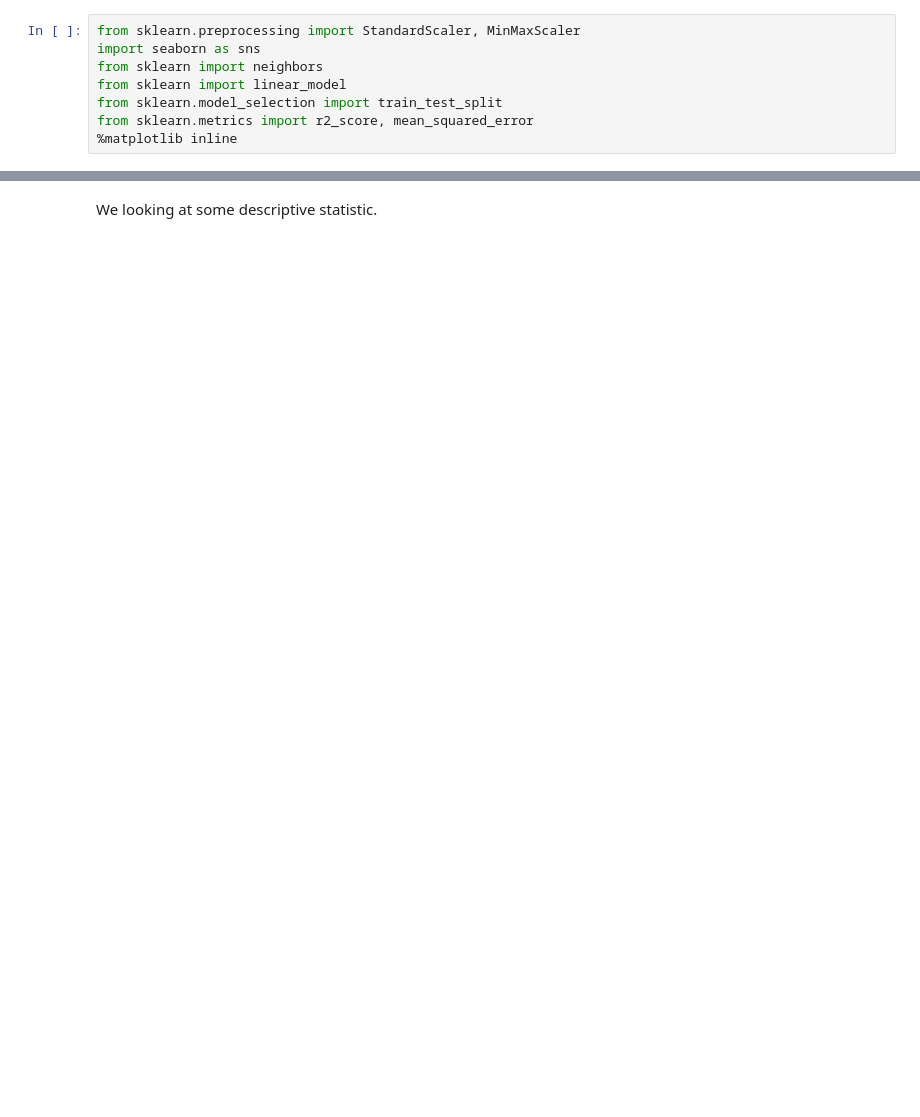
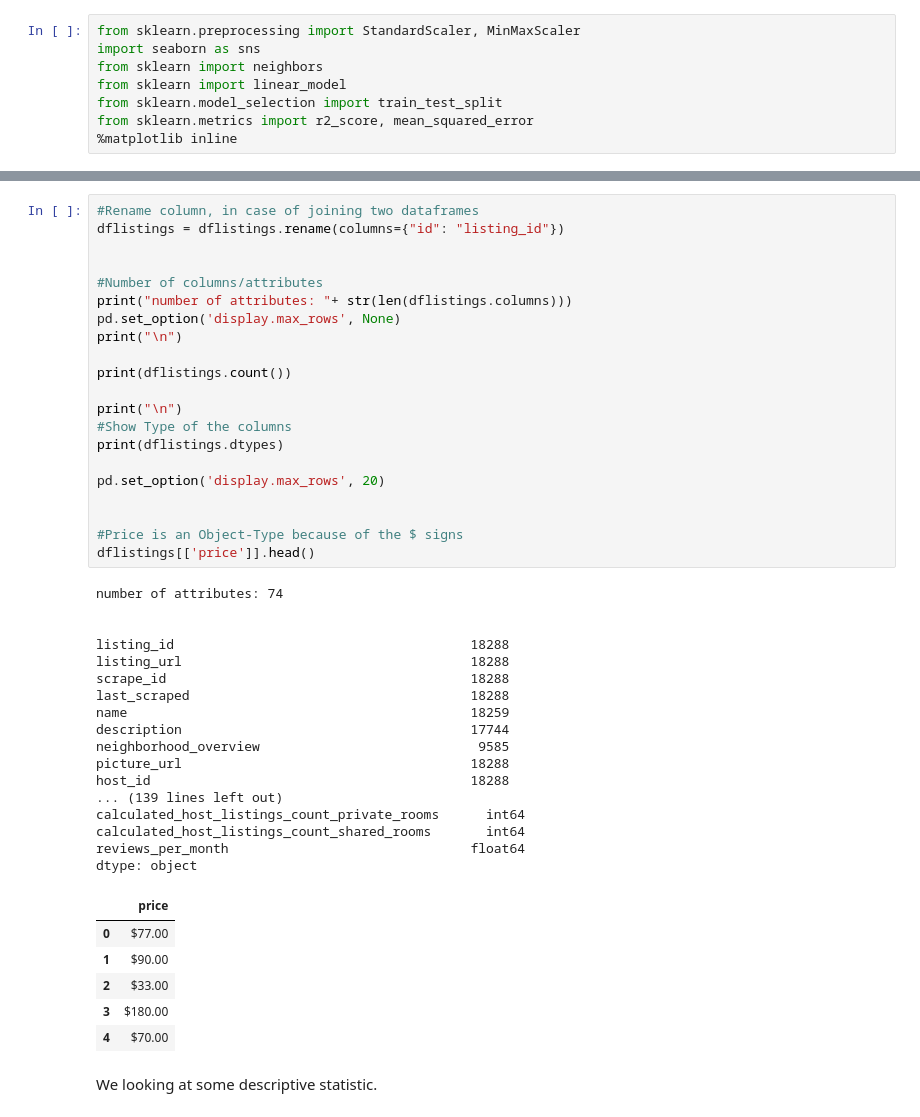
Before and after one commit to mucke2701/Airbnb_berlin, a Jupyter notebook: Airbnb.ipynb, the cells around one changed output, grey strips where cells are left out. Saved outputs shown, nothing was run; the diff lists cells and outputs as text; blank space fills up the shorter version.

```diff
--- a/Airbnb.ipynb
+++ b/Airbnb.ipynb
@@ -29,3 +33,48 @@ dflistings = dflistings.rename(columns={"id": "listing_id"})
+# %%
+#Rename column, in case of joining two dataframes
+dflistings = dflistings.rename(columns={"id": "listing_id"})
+
+
+#Number of columns/attributes
+print("number of attributes: "+ str(len(dflistings.columns)))
+pd.set_option('display.max_rows', None)
+print("\n")
+
+print(dflistings.count())
+
+print("\n")
+#Show Type of the columns
+print(dflistings.dtypes)
+
+pd.set_option('display.max_rows', 20)
+
+
+#Price is an Object-Type because of the $ signs
+dflistings[['price']].head()
+# %% [output]
+number of attributes: 74
+
+
+listing_id                                      18288
+listing_url                                     18288
+scrape_id                                       18288
+last_scraped                                    18288
+name                                            18259
+description                                     17744
+neighborhood_overview                            9585
+picture_url                                     18288
+host_id                                         18288
+... (139 lines left out)
+calculated_host_listings_count_private_rooms      int64
+calculated_host_listings_count_shared_rooms       int64
+reviews_per_month                               float64
+dtype: object
+|  | price |
+| 0 | $77.00 |
+| 1 | $90.00 |
+| 2 | $33.00 |
+| 3 | $180.00 |
+| 4 | $70.00 |
 # %% [markdown]
 We looking at some descriptive statistic.
 # %%
```
Also changed, not shown: parts of 19 cells of this notebook.
